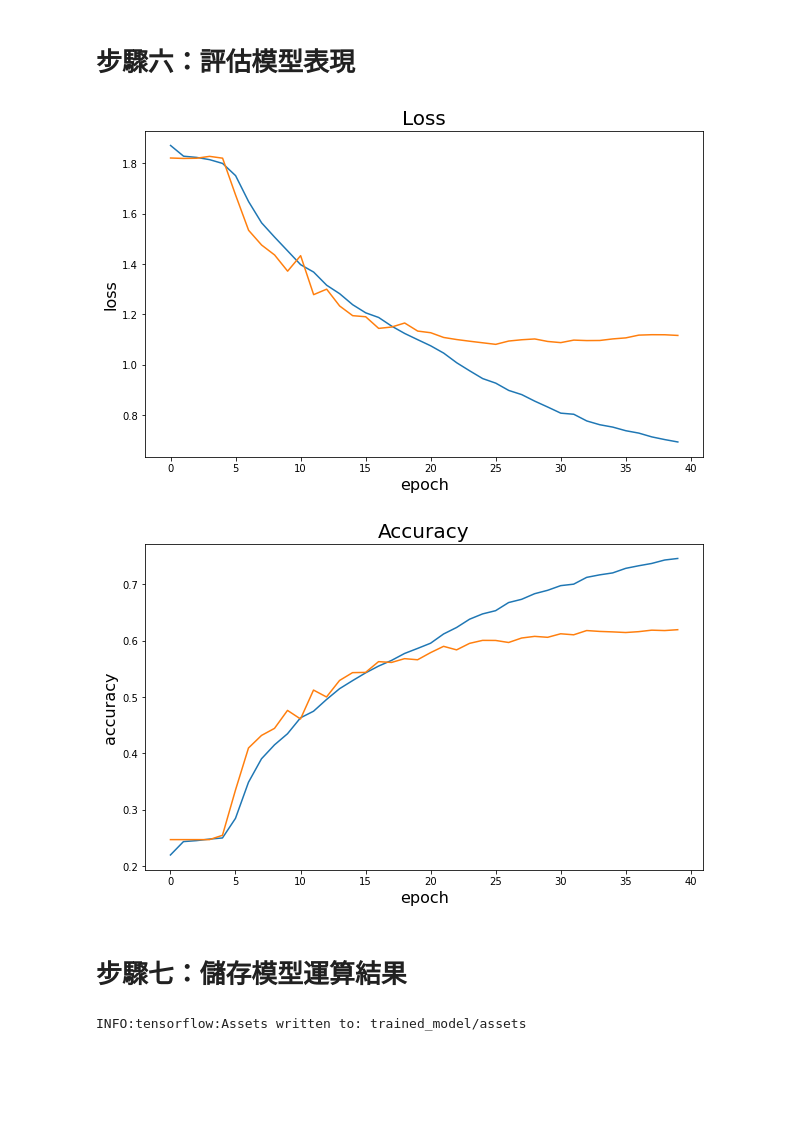
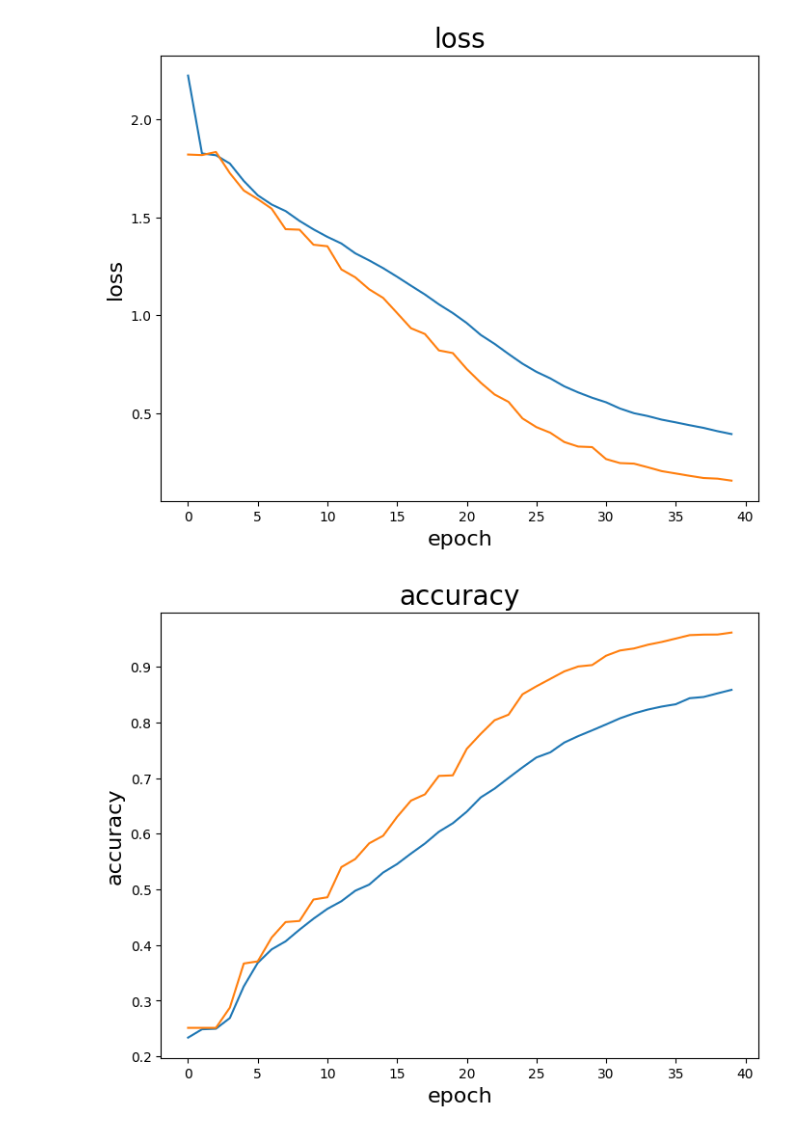
Before and after one commit to wesley0521/Deep-Learning, a Jupyter notebook: Face Recognize -- CNN model.ipynb, the cells around one changed output. Drawn from its saved outputs; the diff is of its cells as text; code cells hidden in the pictures; blank space fills up the shorter version.

```diff
--- a/Face Recognize -- CNN model.ipynb
+++ b/Face Recognize -- CNN model.ipynb
@@ -303,11 +138,12 @@ callback = tf.keras.callbacks.LearningRateScheduler(scheduler)
 # %%
-History = CNN_Model.fit(
-    x = Train_imgs,
-    y = Train_labels,
-    validation_data = (Test_imgs, Test_labels),
-    batch_size = Batch_Size,
-    epochs = Num_of_Epoch,
-    callbacks=[callback]
+# 訓練模型
+History = CNN_model.fit(
+    x = train_image,
+    y = train_emotion,
+    validation_data = [test_image,test_emotion],
+    batch_size = batch_size,
+    epochs = nums_of_epoch,
+    callbacks = [callback]
 )
 # %% [output]
 Epoch 1/40
@@ -330,34 +166,29 @@ Epoch 38/40
-# %% [markdown]
-# 步驟六：評估模型表現
 # %%
+# 評估模型表現
 loss = History.history["loss"]
 accuracy = History.history["accuracy"]
 val_loss = History.history["val_loss"]
 val_accuracy = History.history["val_accuracy"]
 
+# 繪製圖表
+import matplotlib.pyplot as plt
 # loss
-plt.figure(figsize=(10,6))
-plt.plot(loss, label="train loss")
-plt.plot(val_loss, label="val loss")
-plt.title("Loss", fontsize=20)
-plt.xlabel("epoch", fontsize=16)
-plt.ylabel("loss", fontsize=16)
+plt.figure(figsize=(8,6))
+plt.plot(loss, label = "train loss")
+plt.plot(val_loss, label = "val loss")
+plt.title("loss", fontsize = 20)
+plt.xlabel("epoch" ,fontsize = 16)
+plt.ylabel("loss" ,fontsize=16)
 plt.show()
 
 # accuracy
-plt.figure(figsize=(10,6))
-plt.plot(accuracy, label="train acc")
-plt.plot(val_accuracy, label="val acc")
-plt.title("Accuracy", fontsize=20)
-plt.xlabel("epoch", fontsize=16)
-plt.ylabel("accuracy", fontsize=16)
+plt.figure(figsize=(8,6))
+plt.plot(accuracy, label = "train accuracy")
+plt.plot(val_accuracy, label = "val accuracy")
+plt.title("accuracy", fontsize = 20)
+plt.xlabel("epoch" ,fontsize = 16)
+plt.ylabel("accuracy" ,fontsize=16)
 plt.show()
 # %% [output]
-[figure, old version]
+[figure, new version]
-[figure, old version]
+[figure, new version]
-# %% [markdown]
-# 步驟七：儲存模型運算結果
-# %%
-CNN_Model.save('trained_model', save_format='tf')
-# %% [output]
-INFO:tensorflow:Assets written to: trained_model/assets
```
Also changed, not shown: parts of 24 cells of this notebook.
